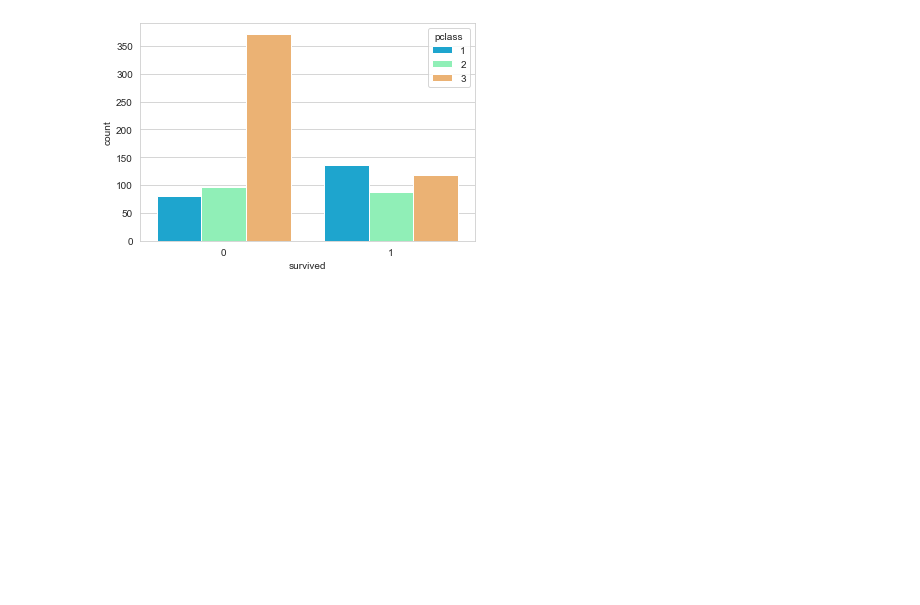
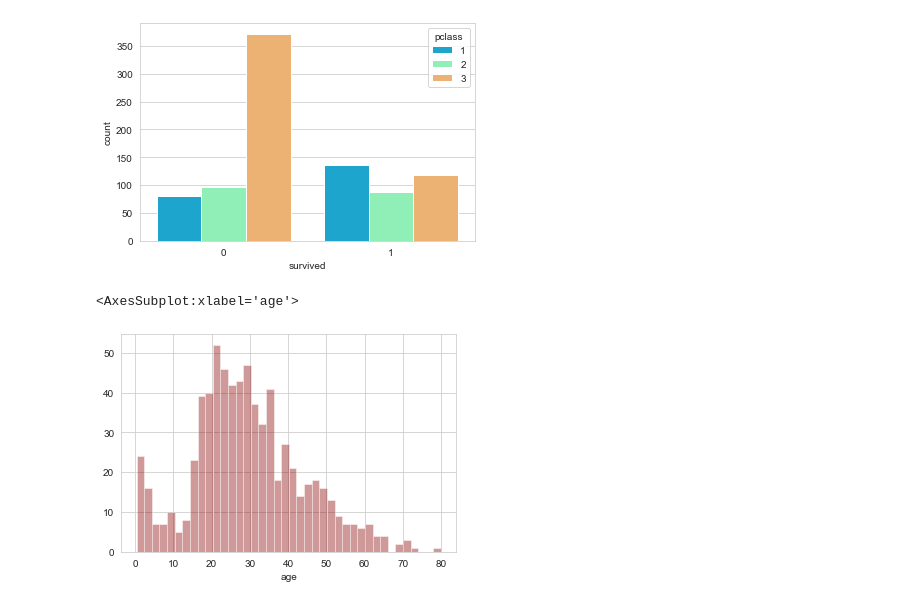
Before and after one commit to AkCoding/Titanic-, a Jupyter notebook: EDA of Titanic dataset.ipynb, the cells around one changed output. Drawn from its saved outputs; the diff is of its cells as text; code cells hidden in the pictures; blank space fills up the shorter version.

```diff
--- a/EDA of Titanic dataset.ipynb
+++ b/EDA of Titanic dataset.ipynb
@@ -60,3 +60,8 @@ sns.countplot(x='survived',hue='pclass',data=train,palette='rainbow')
 # %% [output]
 <AxesSubplot:xlabel='survived', ylabel='count'>
 [figure]
+# %%
+sns.distplot(train['age'].dropna(),kde=False,color='darkred',bins=40)
+# %% [output]
+<AxesSubplot:xlabel='age'>
+[figure, added]
```
Also changed, not shown: parts of 9 cells of this notebook, 1 other file.
